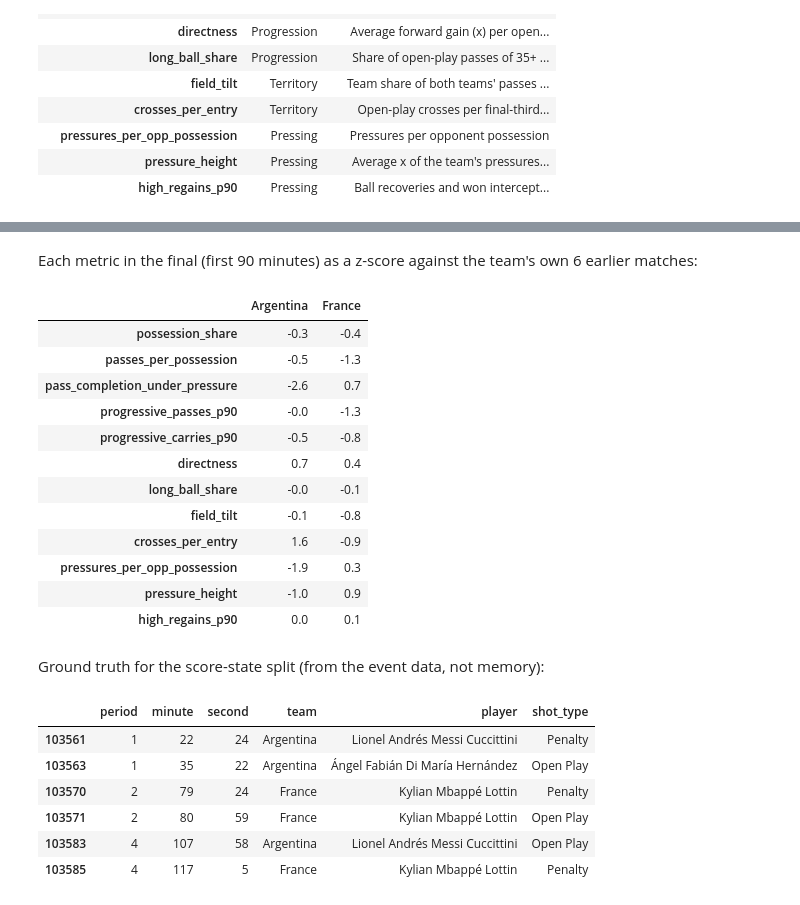
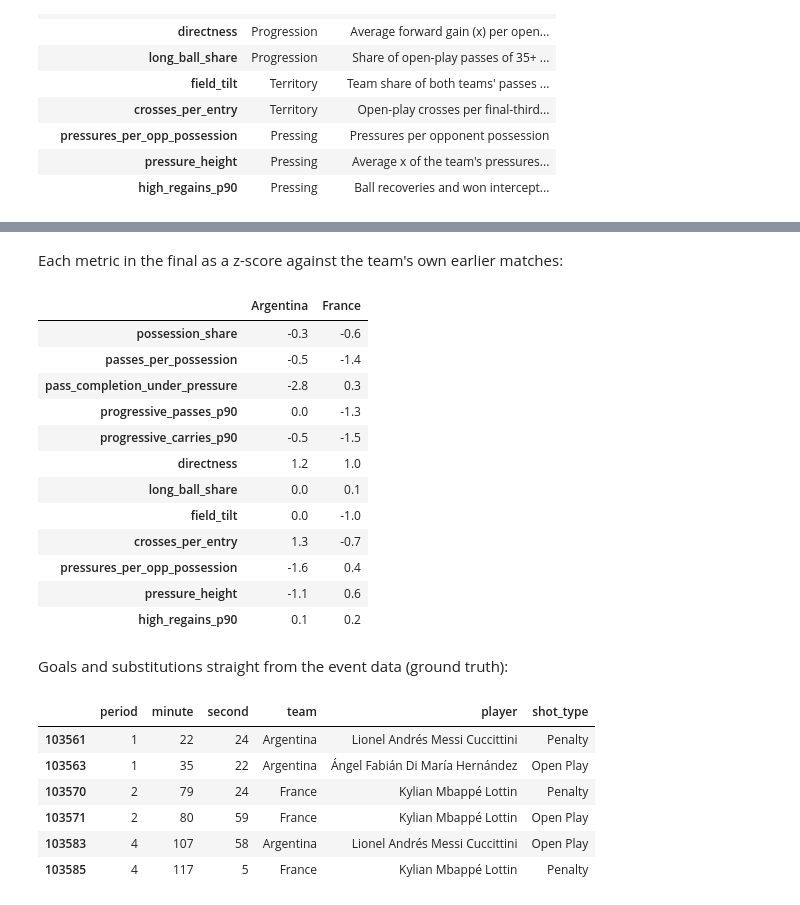
Before and after one commit to meyenk/wc2022-xG-analysis, a Jupyter notebook: notebooks/analysis.ipynb, the cells around one changed output, grey strips where cells are left out. Saved outputs shown, nothing was run; the diff lists cells and outputs as text; code cells hidden in the pictures.

```diff
--- a/notebooks/analysis.ipynb
+++ b/notebooks/analysis.ipynb
@@ -13,8 +19,8 @@ pd.set_option("display.precision", 2, "display.width", 160)
 # %%
 ev = M.prepare(data.events())
-matches = data.matches()
 fid = data.final_match_id()
-tm = M.team_match_table(ev, matches)              # periods 1-2 only; shootout and extra time excluded
+tm = M.team_match_table(ev, data.matches())      # periods 1-4: extra time in, shootouts out
 base, fin = tm[tm.match_id != fid], tm[tm.match_id == fid]
-print(f"{ev.match_id.nunique()} matches, {len(ev):,} events; baseline rows: {len(base)}, final rows: {len(fin)}")
+print(f"{ev.match_id.nunique()} matches, {len(ev):,} events -> {len(base)} team-match rows for the baseline")
+print("matches that went to extra time:", int((tm.groupby('match_id').minutes.first() > 110).sum()))
 # %% [output]
@@ -177,27 +185,25 @@ plots.team_contributions(teams, fs, b.ols.params["const"]);
 # %% [markdown]
-Each metric in the final (first 90 minutes) as a z-score against the team's own 6 earlier matches:
+Each metric in the final as a z-score against the team's own earlier matches:
 # %%
-z = {}
-for t in ["Argentina", "France"]:
-    own = base[base.team == t][list(M.METRICS)]
-    z[t] = (fs.loc[t, list(M.METRICS)] - own.mean()) / own.std()
+z = {t: (fin.set_index("team").loc[t, list(M.METRICS)] - base[base.team == t][list(M.METRICS)].mean())
+         / base[base.team == t][list(M.METRICS)].std() for t in ["Argentina", "France"]}
 pd.DataFrame(z).astype(float).round(1)
 # %% [output]
 |  | Argentina | France |
-| possession_share | -0.3 | -0.4 |
-| passes_per_possession | -0.5 | -1.3 |
-| pass_completion_under_pressure | -2.6 | 0.7 |
-| progressive_passes_p90 | -0.0 | -1.3 |
-| progressive_carries_p90 | -0.5 | -0.8 |
-| directness | 0.7 | 0.4 |
-| long_ball_share | -0.0 | -0.1 |
-| field_tilt | -0.1 | -0.8 |
-| crosses_per_entry | 1.6 | -0.9 |
-| pressures_per_opp_possession | -1.9 | 0.3 |
-| pressure_height | -1.0 | 0.9 |
-| high_regains_p90 | 0.0 | 0.1 |
+| possession_share | -0.3 | -0.6 |
+| passes_per_possession | -0.5 | -1.4 |
+| pass_completion_under_pressure | -2.8 | 0.3 |
+| progressive_passes_p90 | 0.0 | -1.3 |
+| progressive_carries_p90 | -0.5 | -1.5 |
+| directness | 1.2 | 1.0 |
+| long_ball_share | 0.0 | 0.1 |
+| field_tilt | 0.0 | -1.0 |
+| crosses_per_entry | 1.3 | -0.7 |
+| pressures_per_opp_possession | -1.6 | 0.4 |
+| pressure_height | -1.1 | 0.6 |
+| high_regains_p90 | 0.1 | 0.2 |
-# %% [markdown]
-Ground truth for the score-state split (from the event data, not memory):
+# %% [markdown]
+Goals and substitutions straight from the event data (ground truth):
 # %%
 fe = ev[ev.match_id == fid]
 display(final.goals(fe))
```
Also changed, not shown: parts of 37 cells of this notebook, 14 other files.
